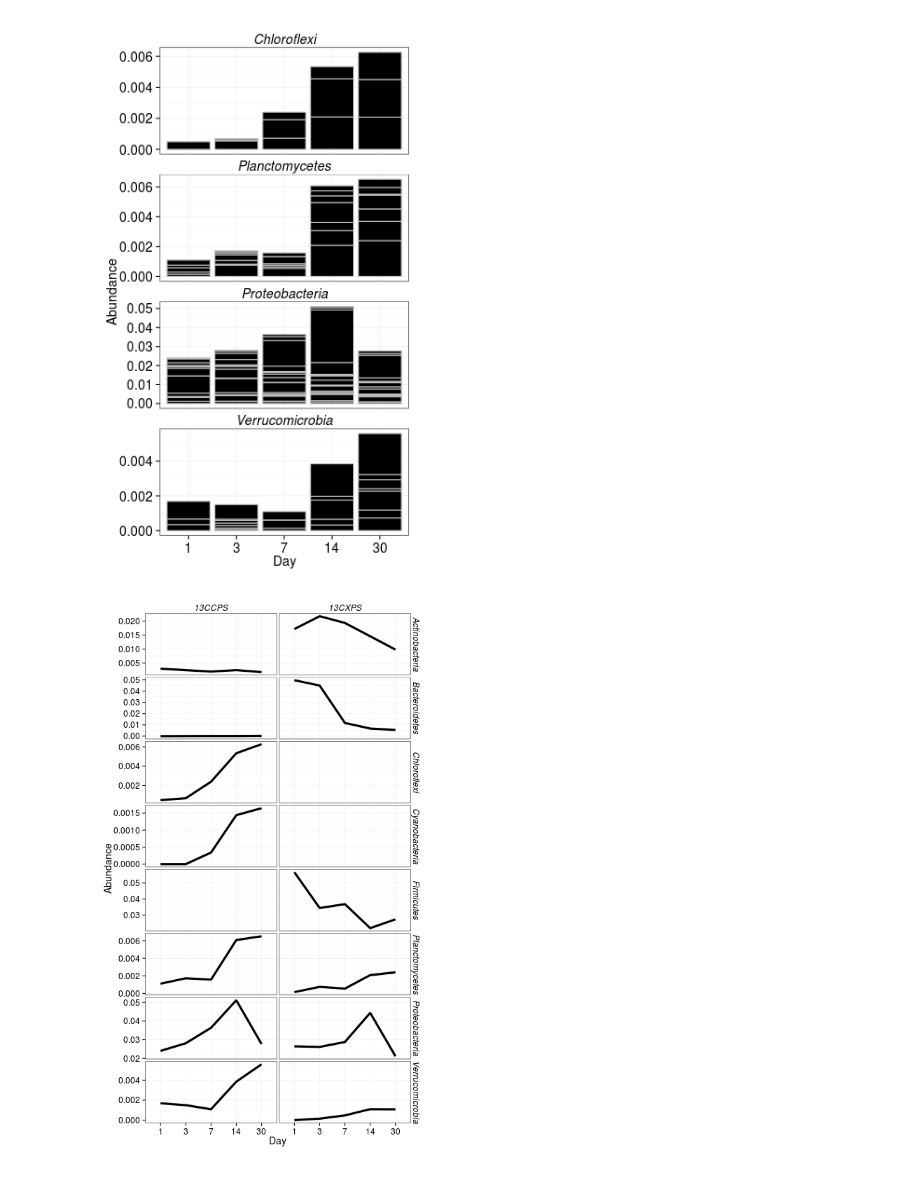
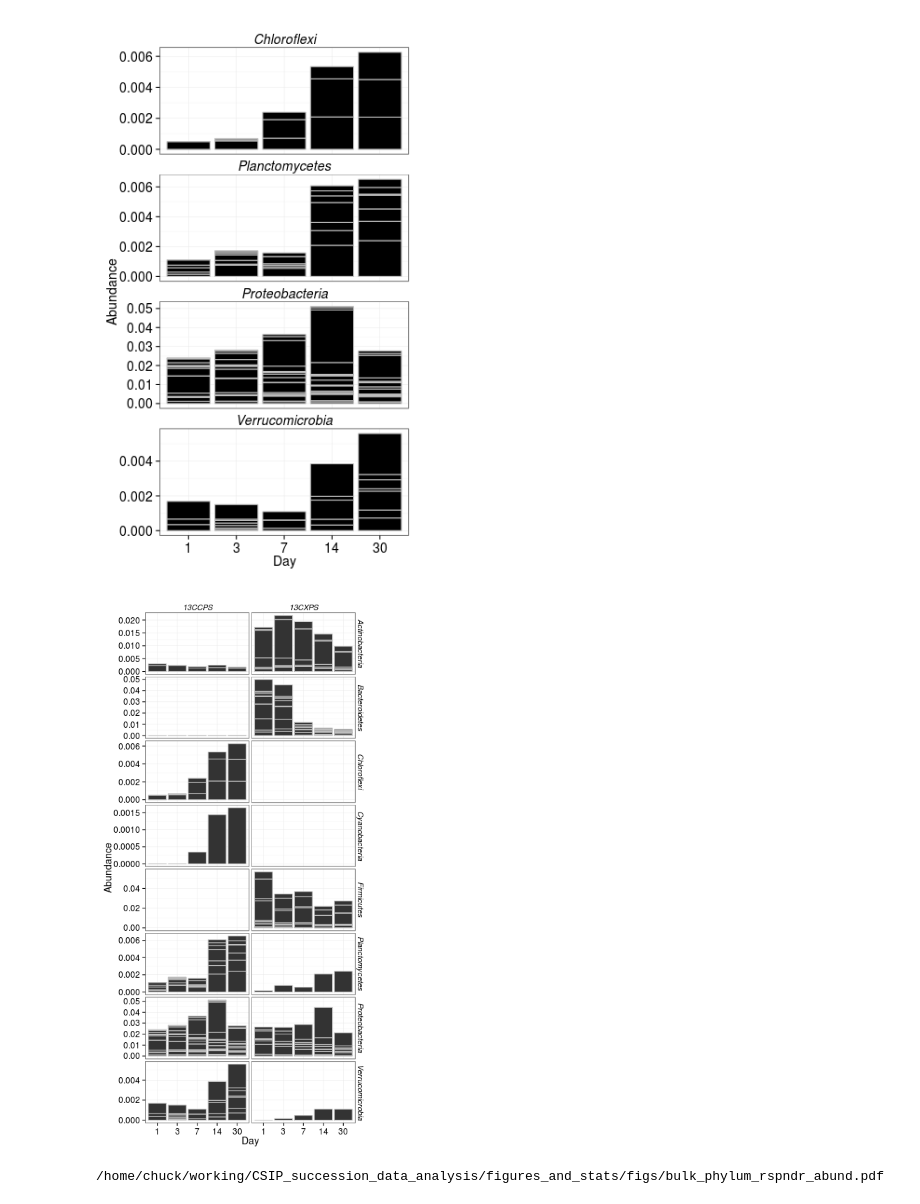
Before and after one commit to chuckpr/CSIP_succession_data_analysis, a Jupyter notebook: figures_and_stats/bulk_rank_abundance.ipynb, the cells around one changed output. Saved outputs shown, nothing was run; the diff lists cells and outputs as text; code cells hidden in the pictures.

```diff
--- a/figures_and_stats/bulk_rank_abundance.ipynb
+++ b/figures_and_stats/bulk_rank_abundance.ipynb
@@ -181,42 +181,38 @@ p
 # %% [output]
 [figure]
 # %%
-%%R -h 800
+%%R -h 800 -w 400
 
 d.xyl = mdf %>%
     filter(OTU %in% xyl.rspndrs) %>%
     group_by(Day, OTU, Rank2) %>%
-    summarize(Abundance = mean(Abundance)) %>%
-    group_by(Day, Rank2) %>%
-    summarize(Abundance = sum(Abundance))
+    summarize(Abundance = mean(Abundance))
 
 d.cell = mdf %>%
     filter(OTU %in% cell.rspndrs) %>%
     group_by(Day, OTU, Rank2) %>%
-    summarize(Abundance = mean(Abundance)) %>%
-    group_by(Day, Rank2) %>%
-    summarize(Abundance = sum(Abundance))
+    summarize(Abundance = mean(Abundance))
 
 d.xyl$Treatment = "13CXPS"
 d.cell$Treatment = "13CCPS"
 
 d = rbind(d.xyl, d.cell)
 
 p = ggplot(d, aes(x = factor(Day), y = Abundance, group = Rank2))
 
 p = p + facet_grid(Rank2 ~ Treatment, scales = "free_y")
 
-p = p + geom_line(size = 1.5)
+p = p + geom_bar(stat = "identity", color = "gray")
 
 p = p + labs(x = "Day")
 
 p = p + theme_bw()
 
 p = p + theme(strip.background = element_blank(),
-              strip.text = element_text(size = 12, face = "italic"),
+              strip.text = element_text(size = 11, face = "italic"),
               axis.text = element_text(size = 12),
               axis.title = element_text(size = 14))
 
 p
 # %% [output]
-[figure, old version]
+[figure, new version]
@@ -222,0 +222,4 @@ p
+# %%
+FileLink("figs/bulk_phylum_rspndr_abund.pdf")
+# %% [output]
+/home/chuck/working/CSIP_succession_data_analysis/figures_and_stats/figs/bulk_phylum_rspndr_abund.pdf
```
Also changed, not shown: parts of 1 cell of this notebook.
